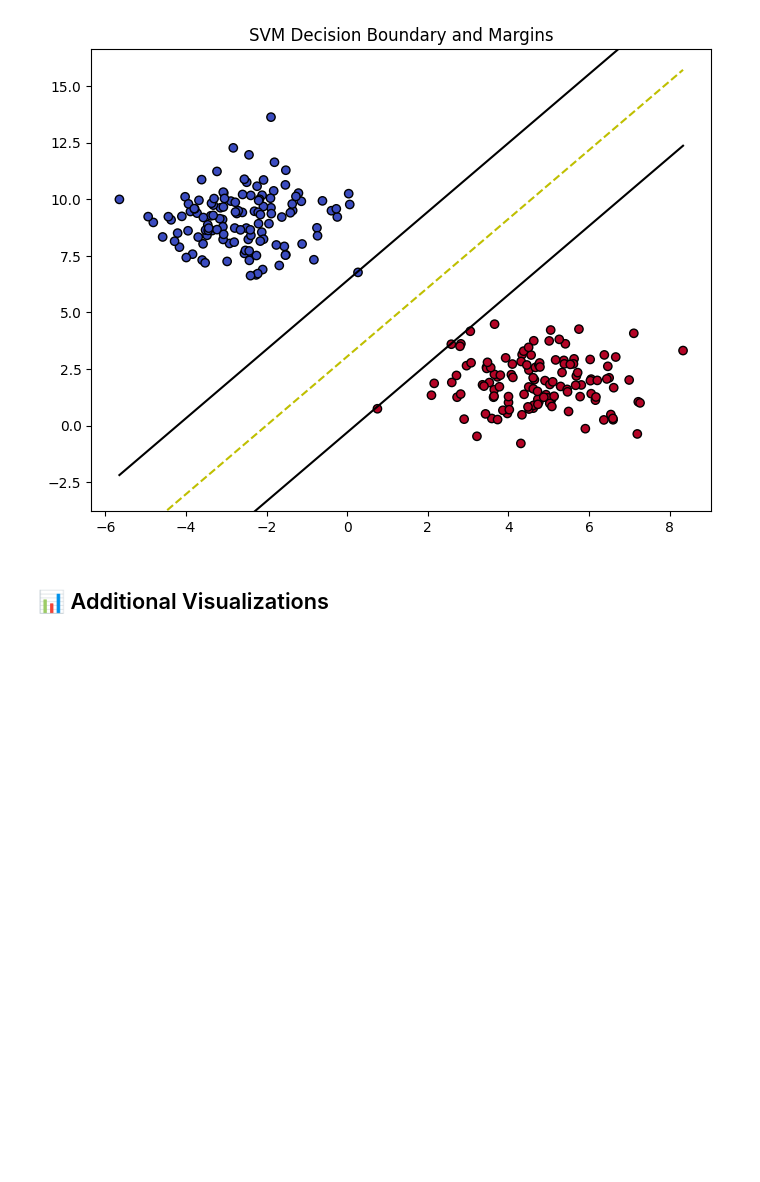
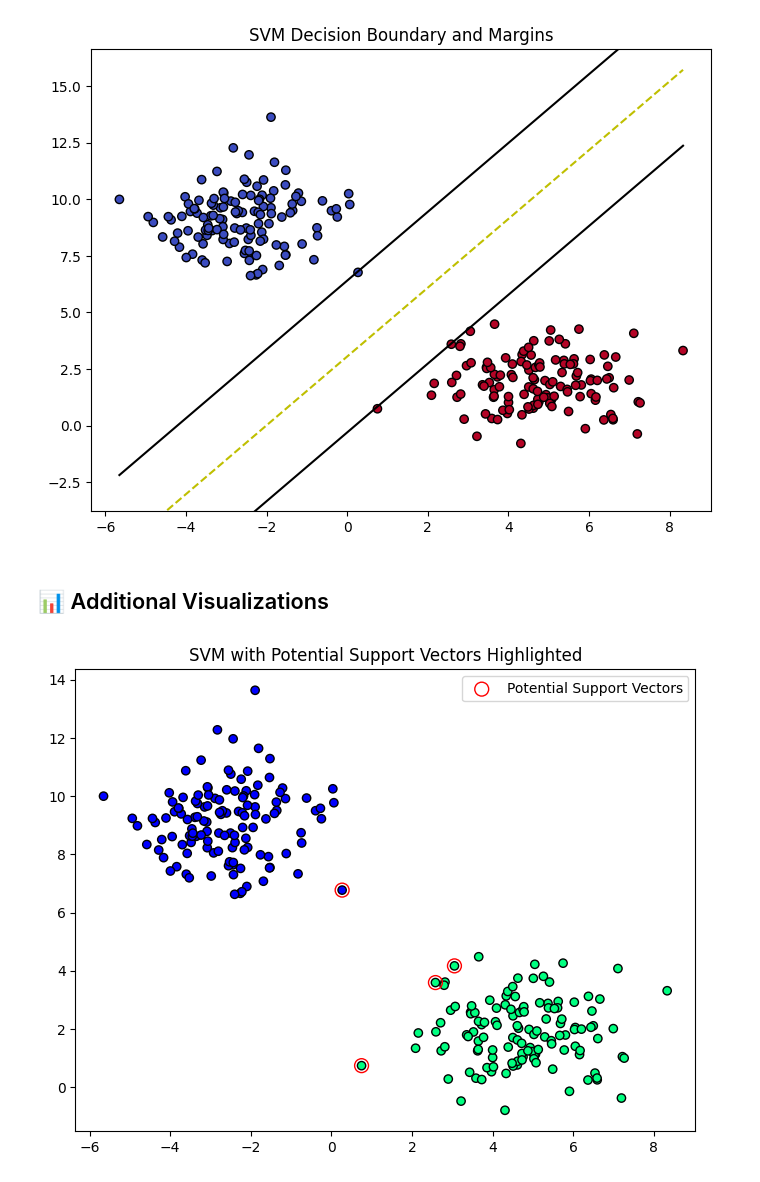
Before and after one commit to thompgt/ML-Under-The-Hood, a Jupyter notebook: notebooks/08_Support_Vector_Machine.ipynb, the cells around one changed output. Drawn from its saved outputs; the diff is of its cells as text; code cells hidden in the pictures; blank space fills up the shorter version.

```diff
--- a/notebooks/08_Support_Vector_Machine.ipynb
+++ b/notebooks/08_Support_Vector_Machine.ipynb
@@ -118,18 +118,20 @@ visualize_svm()
 # %%
 
 # 1. Margin and Support Vectors
 # Since we already have a decision boundary, let's highlight the support vectors.
 # Our scratch model might not explicitly store indices of SVs, but we can infer them.
 
 y_mapped = np.where(y <= 0, -1, 1)
-z = np.dot(X, model.w) - model.b
+z = np.dot(X, clf.w) - clf.b
 distances = y_mapped * z
 # Points near the margin (distance ~ 1)
 sv_indices = np.where(np.abs(distances - 1) < 0.1)[0]
 
 plt.figure(figsize=(8, 6))
 plt.scatter(X[:, 0], X[:, 1], c=y, cmap='winter', edgecolors='k')
 plt.scatter(X[sv_indices, 0], X[sv_indices, 1], facecolors='none', edgecolors='r', s=100, label='Potential Support Vectors')
 plt.title('SVM with Potential Support Vectors Highlighted')
 plt.legend()
 plt.show()
+# %% [output]
+[figure, added]
```
Also changed, not shown: parts of 4 cells of this notebook, 1 other file.
